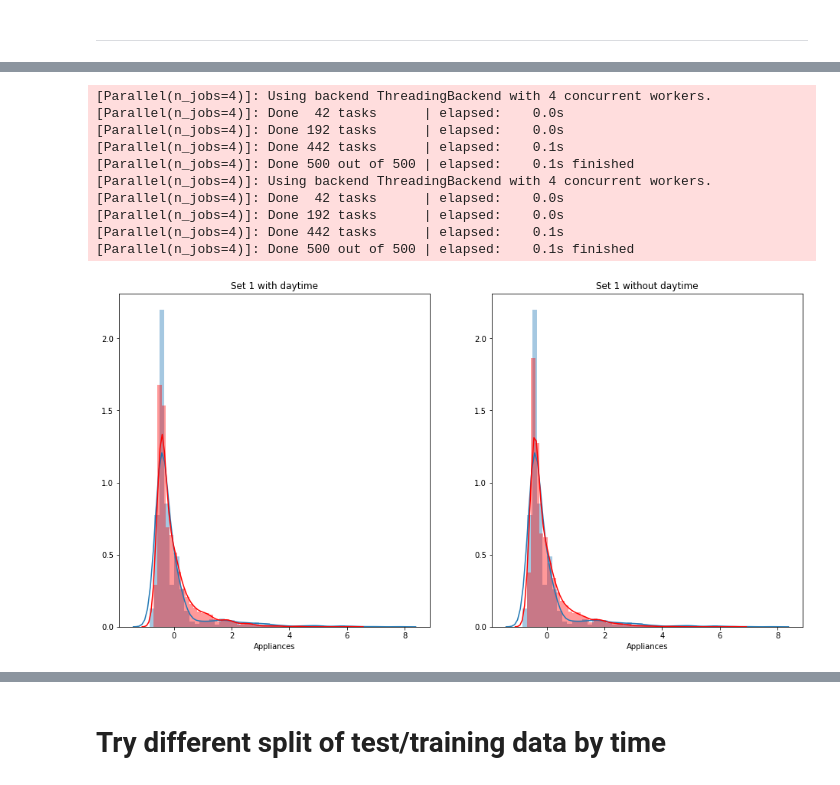
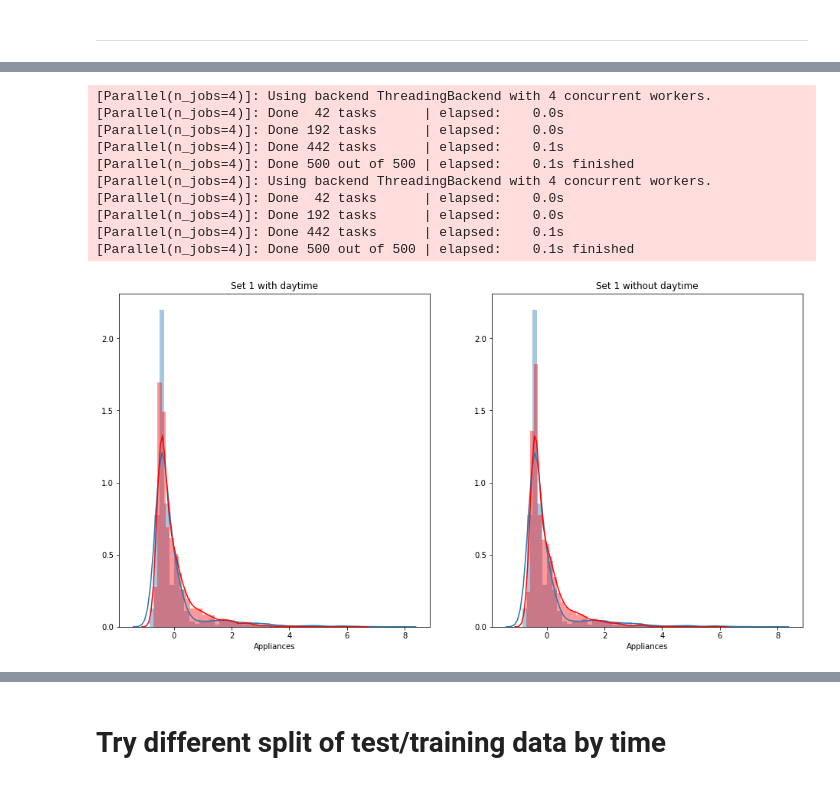
Before and after one commit to GenosW/ml-exercises, a Jupyter notebook: exercise1/energy.ipynb, the cells around one changed output, grey strips where cells are left out. Saved outputs shown, nothing was run; the diff lists cells and outputs as text; code cells hidden in the pictures.

Commit message:
Energy final

```diff
--- a/exercise1/energy.ipynb
+++ b/exercise1/energy.ipynb
@@ -548,6 +588,7 @@ def preprocess_EnergySet(df_raw, split='random', seed=42, train_size=0.8, scale=
     days_in_set = int(round(df_raw.shape[0]/day,0))
     print(f"Dataset contains roughly: {days_in_set} days of data")
     df = df_raw.copy()
+    df['date'] = pd.to_datetime(df['date'])
     #df['threshh'] = df.apply(lambda row: app_threshs(row), axis=1)
     if addDaytime:
         df['daytime'] = df.apply(lambda row: daytime(row), axis=1)
@@ -646,6 +687,9 @@ models
 # %% [output]
 {'linReg': 0, 'lassoReg': 0, 'kNN': 0, 'randomForest': 0}
 # %%
+# Reload the data to avoid any issues with previous experiments (dataset is not that big, so that is okay here)
+input_file = 'energydata_complete.csv'
+df_raw = pd.read_csv(input_file,  sep = ',', header = 0)
 train, test = preprocess_EnergySet(df_raw, split='random', train_size=0.8, scale=True)
 train2, test2 = preprocess_EnergySet(df_raw, split='random', train_size=0.8, scale=True, drop=add_drop)
 # %% [output]
@@ -1253,19 +1297,19 @@ sum = 0.9999999999999999
 # %%
 Y_rf_pred = rf.predict(X_test)
 Y_rf_predWO = rf2.predict(X_testWO)
-comp_between_sets(Y_rf_pred, Y_test, Y_rf_pred2, Y_test2, title1="Set 1 with daytime", title2="Set 1 without daytime", save=plot_dir+"dist_rfReg_dtvsnodt.png")
+comp_between_sets(Y_rf_pred, Y_test, Y_rf_predWO, Y_test2, title1="Set 1 with daytime", title2="Set 1 without daytime", save=plot_dir+"dist_rfReg_dtvsnodt.png")
 # %% [output]
 [Parallel(n_jobs=4)]: Using backend ThreadingBackend with 4 concurrent workers.
 [Parallel(n_jobs=4)]: Done  42 tasks      | elapsed:    0.0s
 [Parallel(n_jobs=4)]: Done 192 tasks      | elapsed:    0.0s
 [Parallel(n_jobs=4)]: Done 442 tasks      | elapsed:    0.1s
 [Parallel(n_jobs=4)]: Done 500 out of 500 | elapsed:    0.1s finished
 [Parallel(n_jobs=4)]: Using backend ThreadingBackend with 4 concurrent workers.
 [Parallel(n_jobs=4)]: Done  42 tasks      | elapsed:    0.0s
 [Parallel(n_jobs=4)]: Done 192 tasks      | elapsed:    0.0s
 [Parallel(n_jobs=4)]: Done 442 tasks      | elapsed:    0.1s
 [Parallel(n_jobs=4)]: Done 500 out of 500 | elapsed:    0.1s finished
-[figure, old version]
+[figure, new version]
 # %%
 Y_rf_pred = rf.predict(X_test)
 Y_rf_pred2 = rfSet2.predict(X_test2)
```
Also changed, not shown: parts of 22 cells of this notebook, 16 other files.
